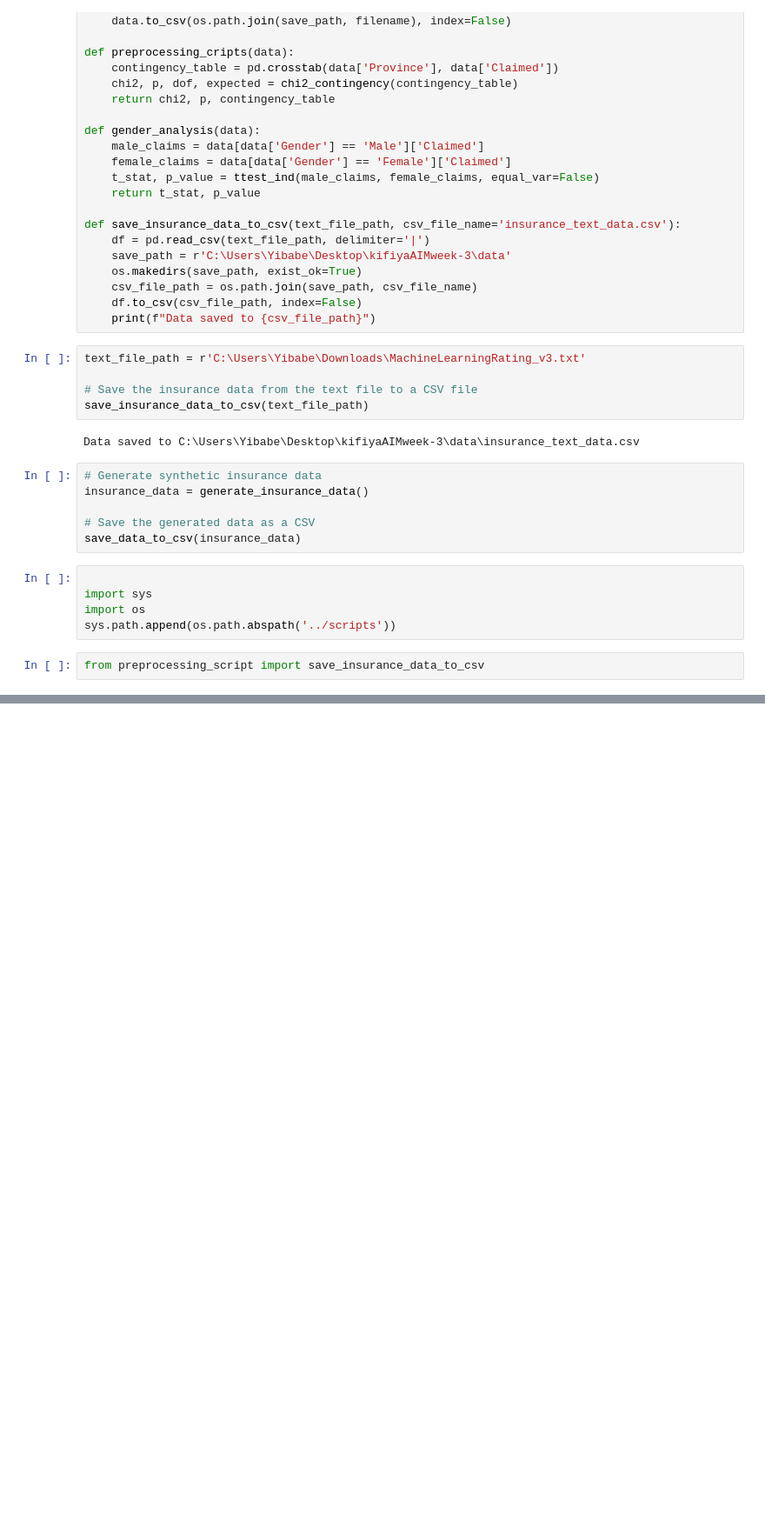
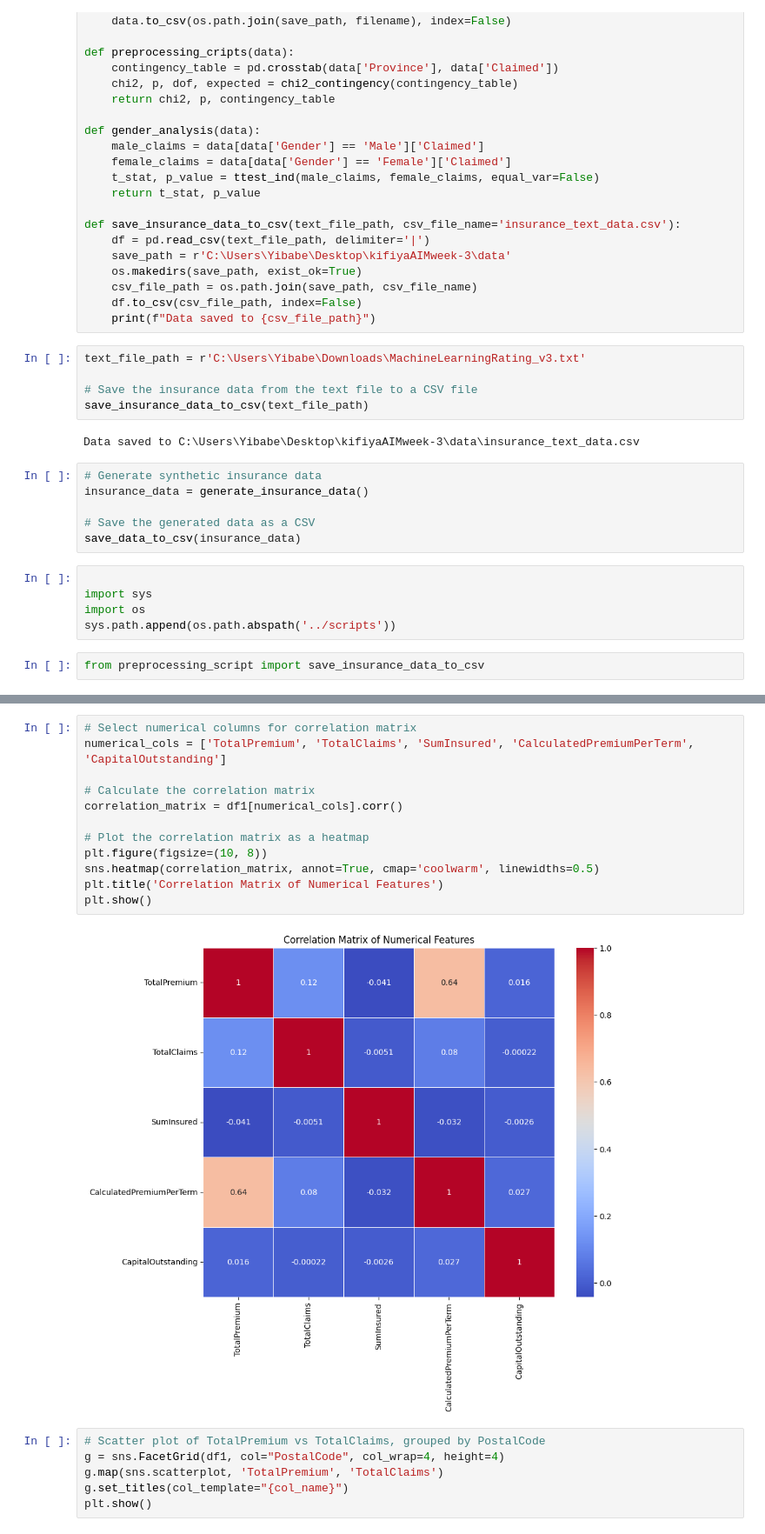
Before and after one commit to Begizew2112/kifiyaAIMweek-3, a Jupyter notebook: notebooks/preprocessing_EDA_analysis.ipynb, the cells around one changed output, grey strips where cells are left out. Shown at 87% size. Drawn from its saved outputs; the diff is of its cells as text; blank space fills up the shorter version.

```diff
--- a/notebooks/preprocessing_EDA_analysis.ipynb
+++ b/notebooks/preprocessing_EDA_analysis.ipynb
@@ -80,0 +316,20 @@ from preprocessing_script import save_insurance_data_to_csv
+# %%
+# Select numerical columns for correlation matrix
+numerical_cols = ['TotalPremium', 'TotalClaims', 'SumInsured', 'CalculatedPremiumPerTerm', 'CapitalOutstanding']
+
+# Calculate the correlation matrix
+correlation_matrix = df1[numerical_cols].corr()
+
+# Plot the correlation matrix as a heatmap
+plt.figure(figsize=(10, 8))
+sns.heatmap(correlation_matrix, annot=True, cmap='coolwarm', linewidths=0.5)
+plt.title('Correlation Matrix of Numerical Features')
+plt.show()
+# %% [output]
+[figure, added]
+# %%
+# Scatter plot of TotalPremium vs TotalClaims, grouped by PostalCode
+g = sns.FacetGrid(df1, col="PostalCode", col_wrap=4, height=4)
+g.map(sns.scatterplot, 'TotalPremium', 'TotalClaims')
+g.set_titles(col_template="{col_name}")
+plt.show()
```
Also changed, not shown: parts of 30 cells of this notebook.
